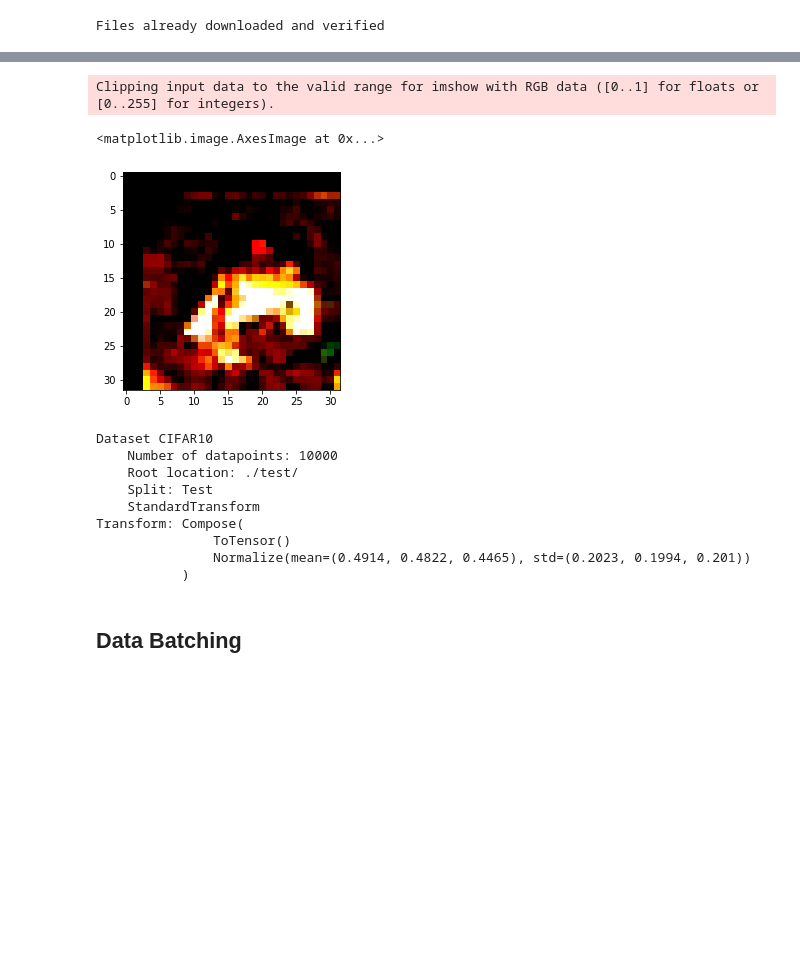
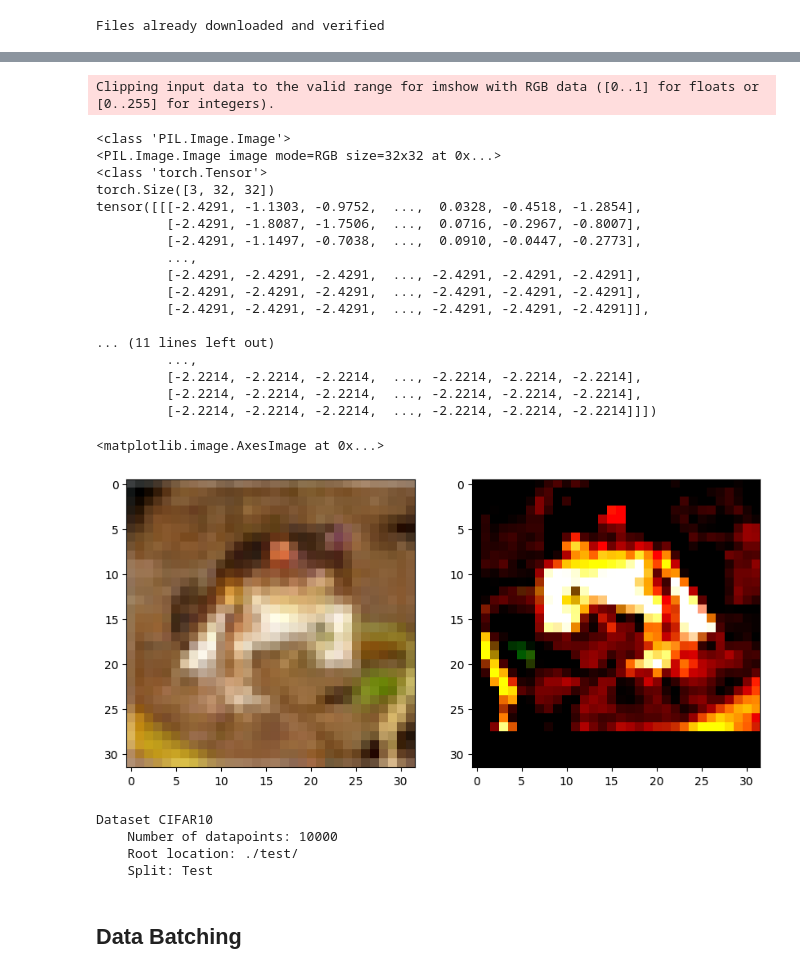
Before and after one commit to yagnaVNK/DeepLearning_class, a Jupyter notebook: Assignment 3/03_Deep_Learning_Development_with_PyTorch.ipynb, the cells around one changed output, grey strips where cells are left out. Drawn from its saved outputs; the diff is of its cells as text; code cells hidden in the pictures; blank space fills up the shorter version.

```diff
--- a/Assignment 3/03_Deep_Learning_Development_with_PyTorch.ipynb
+++ b/Assignment 3/03_Deep_Learning_Development_with_PyTorch.ipynb
@@ -149,7 +49,7 @@ train_transforms = transforms.Compose([
       (0.4914, 0.4822, 0.4465),
       (0.2023, 0.1994, 0.2010))])
 
-train_data = CIFAR10(root="./train/",
+train_data_transforms = CIFAR10(root="./train/",
                     train=True,
                     download=True,
                     transform=train_transforms)
@@ -243,9 +58,42 @@ tensor([[[-2.4291, -2.4291, -2.4291,  ..., -2.4291, -2.4291, -2.4291],
-# %%
-plt.imshow(data.permute(1, 2, 0))
-# %% [output]
-Clipping input data to the valid range for imshow with RGB data ([0..1] for floats or [0..255] for integers).
-<matplotlib.image.AxesImage at 0x...>
-[figure, removed]
+# %%
+data,label = train_data[0]
+print(type(data))
+print(data)
+
+
+
+data_transforms,label_transforms = train_data_transforms[0]
+print(type(data_transforms))
+print(data_transforms.size())
+print(data_transforms)
+
+
+fig = plt.figure(figsize=(10,5))
+fig.add_subplot(1,2,1)
+plt.imshow(data)
+fig.add_subplot(1,2,2)
+plt.imshow(data_transforms.permute(1, 2, 0))
+# %% [output]
+Clipping input data to the valid range for imshow with RGB data ([0..1] for floats or [0..255] for integers).
+<class 'PIL.Image.Image'>
+<PIL.Image.Image image mode=RGB size=32x32 at 0x...>
+<class 'torch.Tensor'>
+torch.Size([3, 32, 32])
+tensor([[[-2.4291, -1.1303, -0.9752,  ...,  0.0328, -0.4518, -1.2854],
+         [-2.4291, -1.8087, -1.7506,  ...,  0.0716, -0.2967, -0.8007],
+         [-2.4291, -1.1497, -0.7038,  ...,  0.0910, -0.0447, -0.2773],
+         ...,
+         [-2.4291, -2.4291, -2.4291,  ..., -2.4291, -2.4291, -2.4291],
+         [-2.4291, -2.4291, -2.4291,  ..., -2.4291, -2.4291, -2.4291],
+         [-2.4291, -2.4291, -2.4291,  ..., -2.4291, -2.4291, -2.4291]],
+
+... (11 lines left out)
+         ...,
+         [-2.2214, -2.2214, -2.2214,  ..., -2.2214, -2.2214, -2.2214],
+         [-2.2214, -2.2214, -2.2214,  ..., -2.2214, -2.2214, -2.2214],
+         [-2.2214, -2.2214, -2.2214,  ..., -2.2214, -2.2214, -2.2214]]])
+<matplotlib.image.AxesImage at 0x...>
+[figure, added]
 # %%
 test_transforms = transforms.Compose([
   transforms.ToTensor(),
@@ -253,33 +101,17 @@ test_transforms = transforms.Compose([
       (0.4914, 0.4822, 0.4465),
       (0.2023, 0.1994, 0.2010))])
 
-test_data = torchvision.datasets.CIFAR10(
+test_data_transforms = torchvision.datasets.CIFAR10(
       root="./test/",
       train=False,
       transform=test_transforms)
 
 print(test_data)
-# out:
-# Dataset CIFAR10
-#     Number of datapoints: 10000
-#     Root location: ./test/
-#     Split: Test
-#     StandardTransform
-# Transform: Compose(
-#     ToTensor()
-#     Normalize(
-#       mean=(0.4914, 0.4822, 0.4465),
-#       std=(0.2023, 0.1994, 0.201)))
 # %% [output]
 Dataset CIFAR10
     Number of datapoints: 10000
     Root location: ./test/
     Split: Test
-    StandardTransform
-Transform: Compose(
-               ToTensor()
-               Normalize(mean=(0.4914, 0.4822, 0.4465), std=(0.2023, 0.1994, 0.201))
-           )
 # %% [markdown]
 ## Data Batching
 # %%
```
Also changed, not shown: parts of 48 cells of this notebook, 8 other files.
